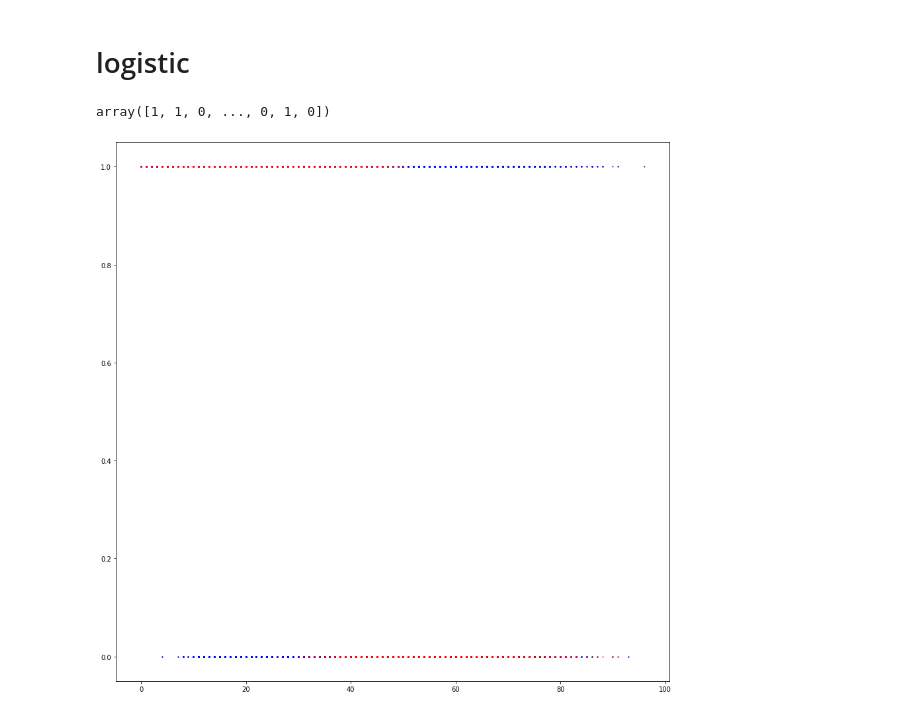
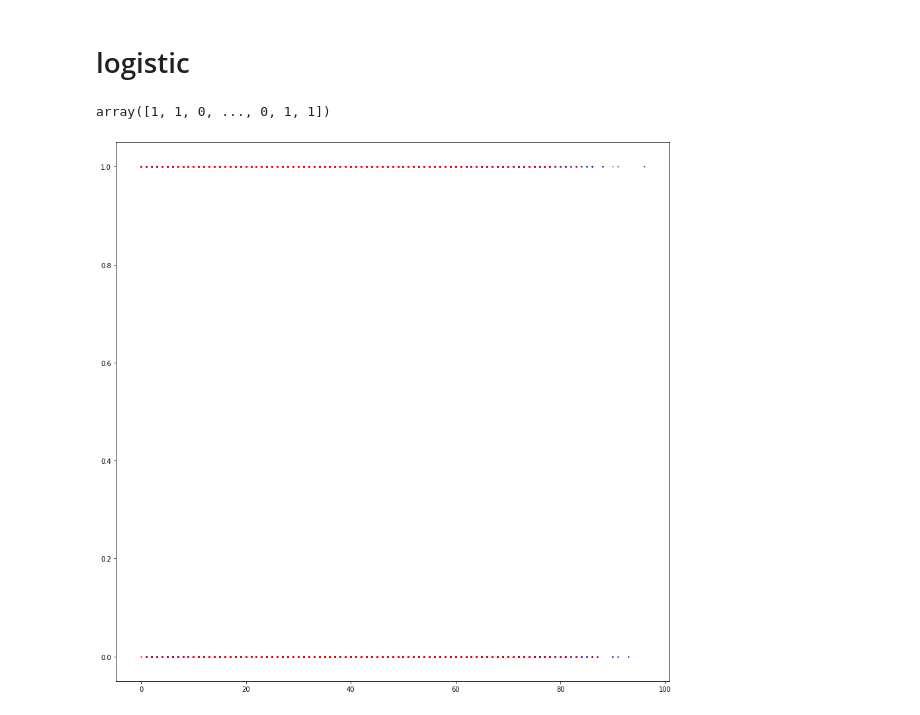
Before and after one commit to PeterEFrancis/gin-rummy-AI, a Jupyter notebook: python/alpha.ipynb, the cells around one changed output. Drawn from its saved outputs; the diff is of its cells as text; code cells hidden in the pictures.

```diff
--- a/python/alpha.ipynb
+++ b/python/alpha.ipynb
@@ -75,8 +83,8 @@ plt.show()
 # %% [markdown]
 # logistic
 # %%
-X = df[["current_player","current_player_score","opponent_score","current_player_deadwood","current_player_num_hit_cards"]]
-y = df[["is_current_player_hand_winner"]] #, "is_current_player_game_winner"]]
+X = df[["current_player_score","opponent_score","current_player_deadwood","current_player_num_hit_cards"]]
+y = df[["is_current_player_game_winner"]]
 # %%
 X_train,X_test,y_train,y_test = train_test_split(X,y,test_size=0.25,random_state=0)
 # %%
@@ -90,13 +98,13 @@ predictions = model.predict(X_test)
 # %%
 predictions
 # %% [output]
-array([1, 1, 0, ..., 0, 1, 0])
+array([1, 1, 0, ..., 0, 1, 1])
 # %%
 fig = plt.figure(figsize=(15,15))
-plt.scatter(X[['current_player_deadwood']], y[["is_current_player_hand_winner"]], s=1, color='blue')
+plt.scatter(X[['current_player_deadwood']], y[["is_current_player_game_winner"]], s=1, color='blue')
 plt.scatter(X_test[['current_player_deadwood']].values.T[0], predictions, s=1, color='red')
 plt.show()
 # %% [output]
-[figure, old version]
+[figure, new version]
 # %%
 fig = plt.figure(figsize=(15,15))
```
Also changed, not shown: parts of 9 cells of this notebook, 14 other files.
